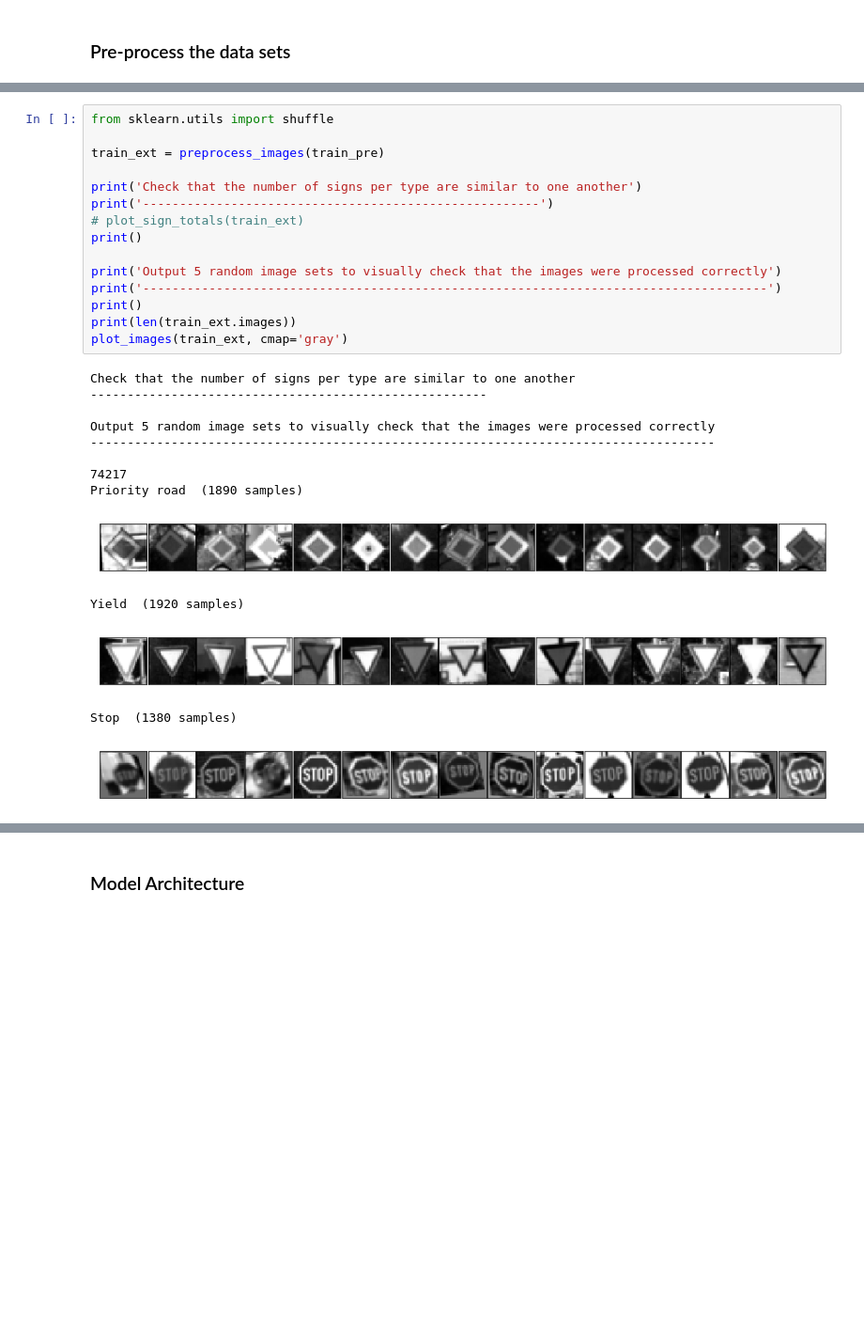
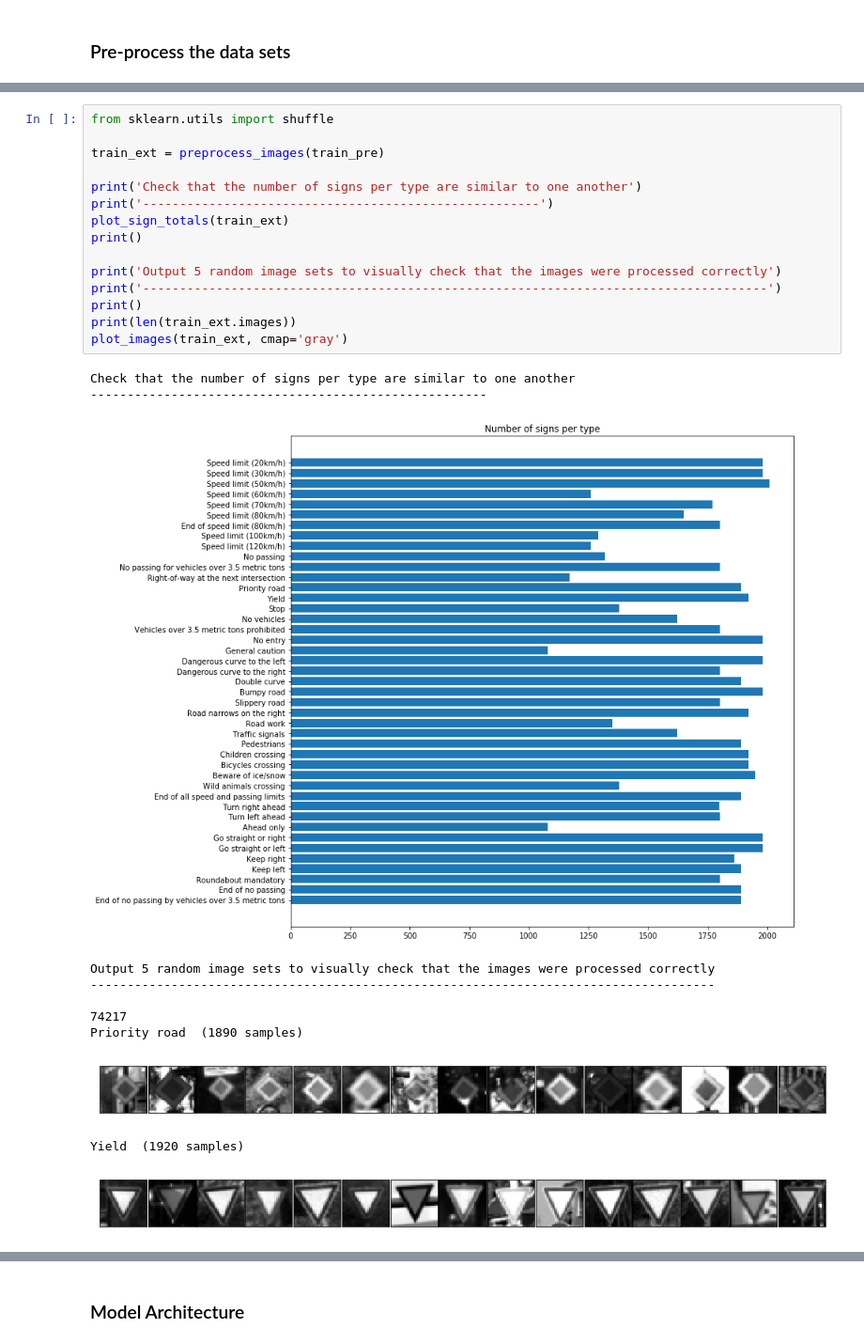
Before and after one commit to vssrcj/traffic-sign-classifier, a Jupyter notebook: Traffic_Sign_Classifier.ipynb, the cells around one changed output, grey strips where cells are left out. Shown at 94% size. Drawn from its saved outputs; the diff is of its cells as text; blank space fills up the shorter version.

Commit message:
add missing image

```diff
--- a/Traffic_Sign_Classifier.ipynb
+++ b/Traffic_Sign_Classifier.ipynb
@@ -347,29 +331,27 @@ def preprocess_images(imset, no_augment=False):
 # %%
 from sklearn.utils import shuffle
 
 train_ext = preprocess_images(train_pre)
 
 print('Check that the number of signs per type are similar to one another')
 print('------------------------------------------------------')
-# plot_sign_totals(train_ext)
+plot_sign_totals(train_ext)
 print()
 
 print('Output 5 random image sets to visually check that the images were processed correctly')
 print('-------------------------------------------------------------------------------------')
 print()
 print(len(train_ext.images))
 plot_images(train_ext, cmap='gray')
 # %% [output]
 Check that the number of signs per type are similar to one another
 ------------------------------------------------------
-
-Output 5 random image sets to visually check that the images were processed correctly
--------------------------------------------------------------------------------------
-
-74217
-Priority road  (1890 samples)
-[figure, old version]
+[figure, new version]
-Yield  (1920 samples)
+Output 5 random image sets to visually check that the images were processed correctly
+-------------------------------------------------------------------------------------
+
+74217
+Priority road  (1890 samples)
-[figure, old version]
+[figure, new version]
-Stop  (1380 samples)
+Yield  (1920 samples)
-[figure, old version]
+[figure, new version]
```
Also changed, not shown: parts of 4 cells of this notebook, 2 other files.
